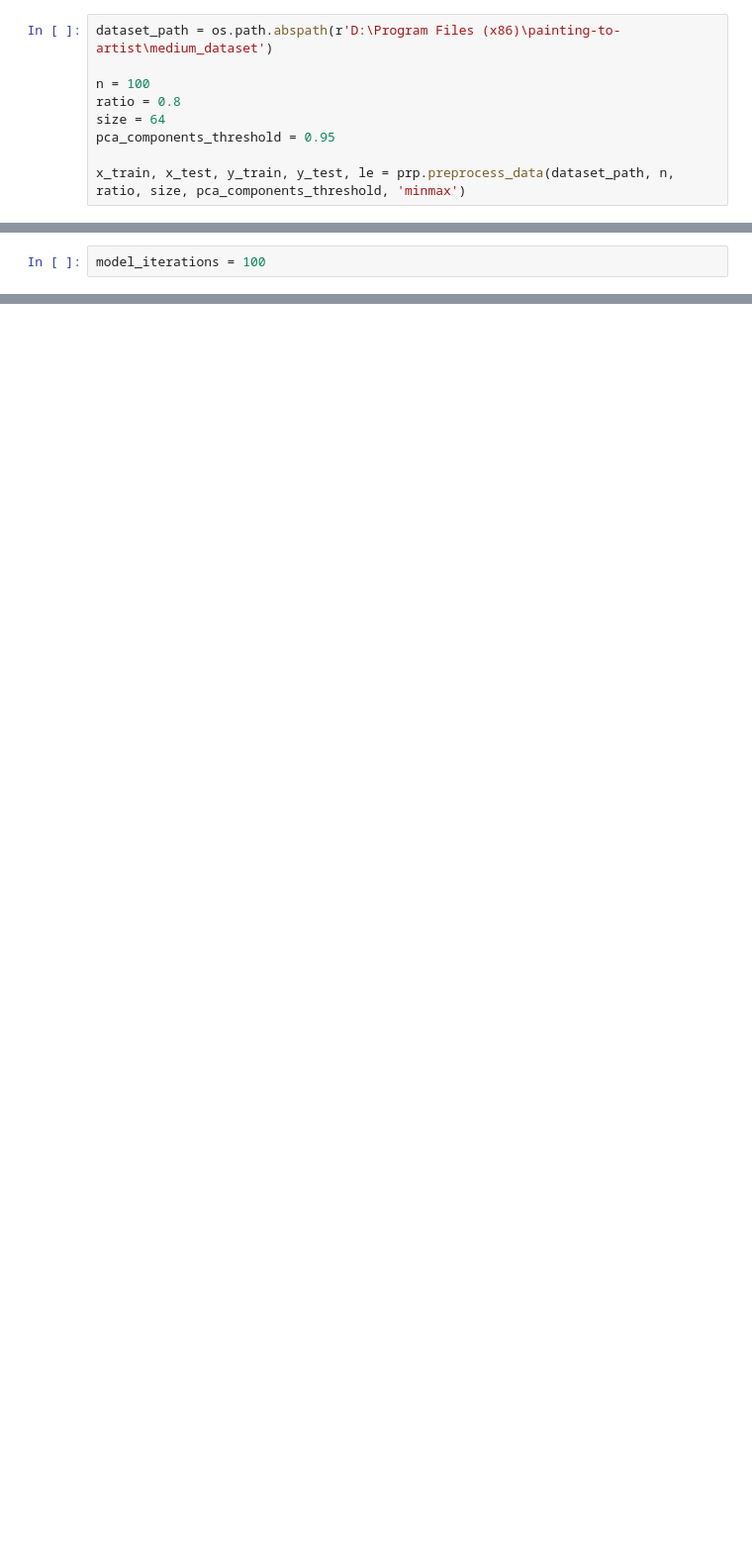
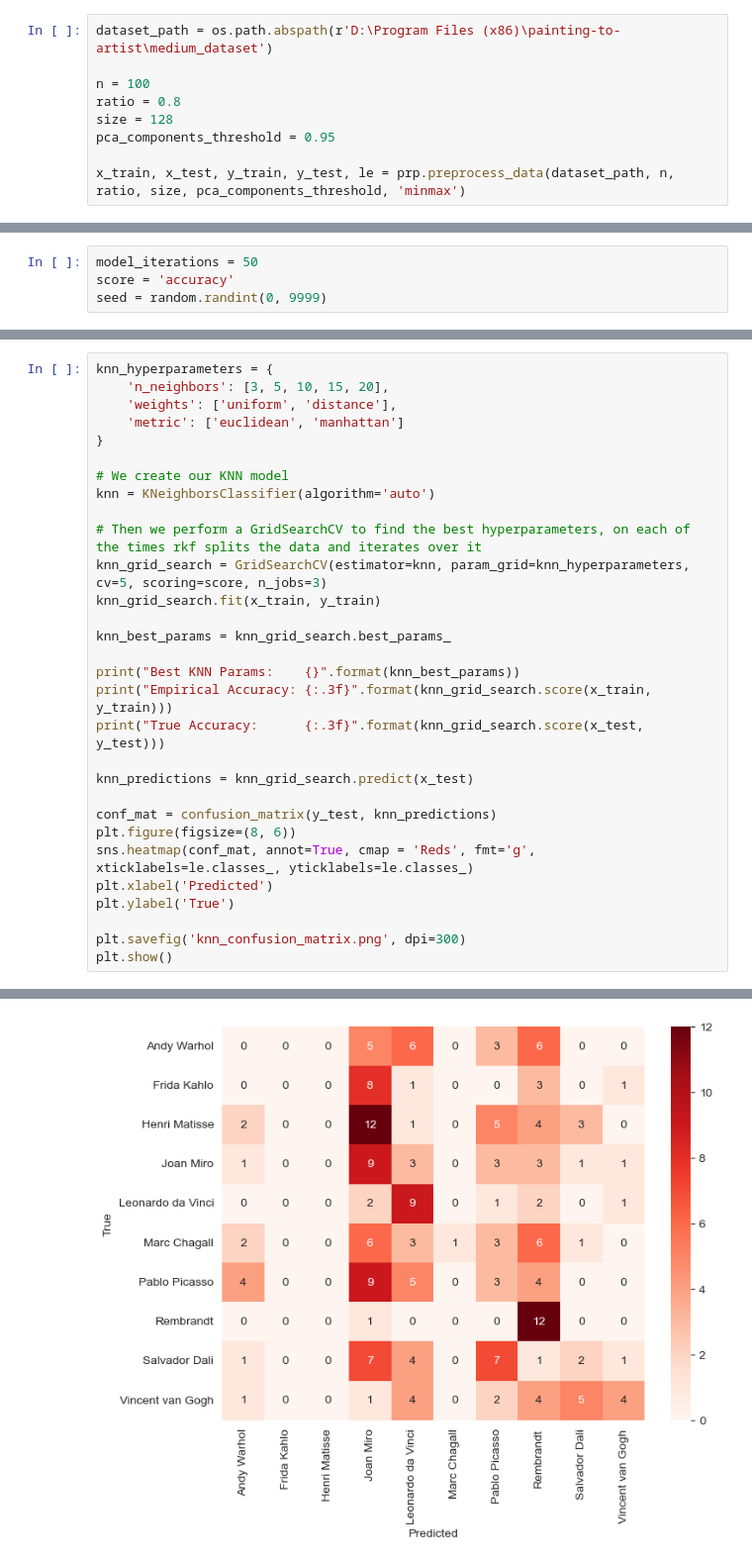
Before and after one commit to BarakFinkel/Painting-To-Artist-Classification, a Jupyter notebook: main.ipynb, the cells around one changed output, grey strips where cells are left out. Shown: that part at 99% size. Cells and saved outputs as stored; diff of their text form; blank space fills up the shorter version.

```diff
--- a/main.ipynb
+++ b/main.ipynb
@@ -9,7 +23,7 @@ dataset_path = os.path.abspath(r'D:\Program Files (x86)\painting-to-artist\mediu
 
 n = 100
 ratio = 0.8
-size = 64
+size = 128
 pca_components_threshold = 0.95
 
 x_train, x_test, y_train, y_test, le = prp.preprocess_data(dataset_path, n, ratio, size, pca_components_threshold, 'minmax')
@@ -16,2 +32,4 @@ x_train, x_test, y_train, y_test, le = prp.preprocess_data(dataset_path, n, rati
 # %%
-model_iterations = 100
+model_iterations = 50
+score = 'accuracy'
+seed = random.randint(0, 9999)
@@ -17,0 +38,31 @@ model_iterations = 100
+# %%
+knn_hyperparameters = {
+    'n_neighbors': [3, 5, 10, 15, 20],
+    'weights': ['uniform', 'distance'],
+    'metric': ['euclidean', 'manhattan']
+}
+
+# We create our KNN model
+knn = KNeighborsClassifier(algorithm='auto')
+
+# Then we perform a GridSearchCV to find the best hyperparameters, on each of the times rkf splits the data and iterates over it
+knn_grid_search = GridSearchCV(estimator=knn, param_grid=knn_hyperparameters, cv=5, scoring=score, n_jobs=3)
+knn_grid_search.fit(x_train, y_train)
+
+knn_best_params = knn_grid_search.best_params_
+
+print("Best KNN Params:    {}".format(knn_best_params))
+print("Empirical Accuracy: {:.3f}".format(knn_grid_search.score(x_train, y_train)))
+print("True Accuracy:      {:.3f}".format(knn_grid_search.score(x_test, y_test)))
+
+knn_predictions = knn_grid_search.predict(x_test)
+
+conf_mat = confusion_matrix(y_test, knn_predictions)
+plt.figure(figsize=(8, 6))
+sns.heatmap(conf_mat, annot=True, cmap = 'Reds', fmt='g', xticklabels=le.classes_, yticklabels=le.classes_)
+plt.xlabel('Predicted')
+plt.ylabel('True')
+
+plt.savefig('knn_confusion_matrix.png', dpi=300)
+plt.show()
+# %% [output]
@@ -18 +75,2 @@ model_iterations = 100
+[figure, added]
 # %% [markdown]
```
Also changed, not shown: parts of 16 cells of this notebook, 7 other files.
